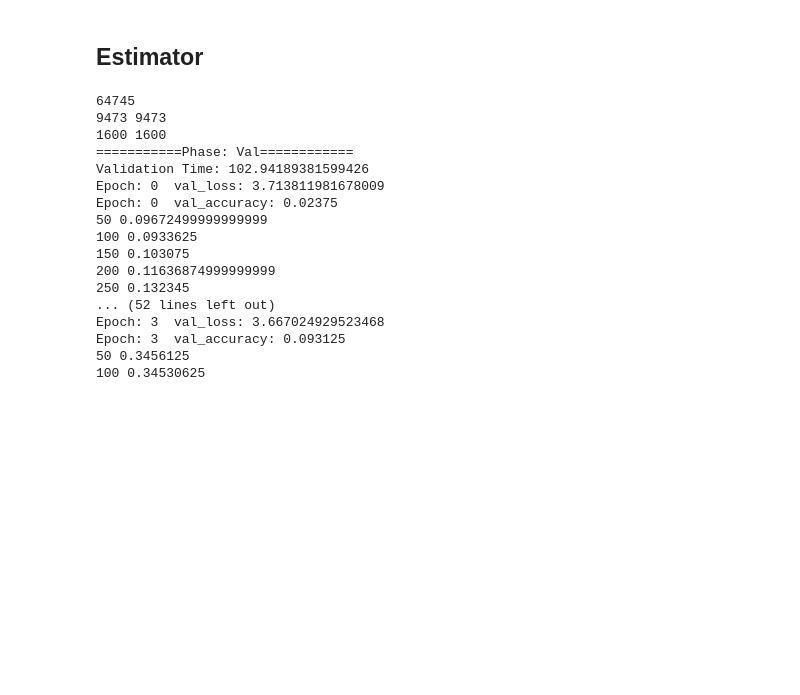
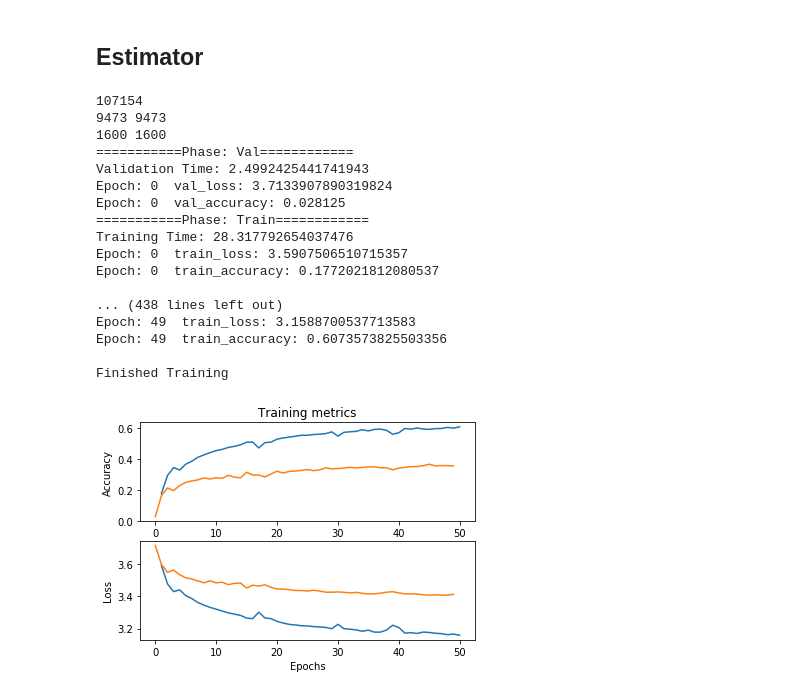
Before and after one commit to DeanPFZ/deep-audio-public, a Jupyter notebook: src/FSD/CNN No-Hierarchy_FSD.ipynb, the cells around one changed output. Cells and saved outputs as stored; diff of their text form; code cells hidden in the pictures; blank space fills up the shorter version.

Commit message:
update FSD training result 35%

```diff
--- a/src/FSD/CNN No-Hierarchy_FSD.ipynb
+++ b/src/FSD/CNN No-Hierarchy_FSD.ipynb
@@ -318,8 +317,10 @@ class dataset(Dataset):
 import torch.optim as optim
 import torch
 import time
+from torch.optim.lr_scheduler import StepLR
 
 model = Net()
+model = model.cuda()
 pp=0
 for p in list(model.parameters()):
     nnd=1
@@ -329,11 +330,13 @@ for p in list(model.parameters()):
 print(pp)
 criterion = nn.CrossEntropyLoss()
 # optimizer = torch.optim.SGD(model.parameters(), lr=0.01)
-optimizer = torch.optim.Adam(model.parameters(), lr=0.001, betas=(0.9, 0.999), eps=1e-08, weight_decay=0)
+optimizer = torch.optim.Adam(model.parameters(), lr=0.001, betas=(0.9, 0.999), eps=1e-08, weight_decay=0.0005)
+scheduler = StepLR(optimizer, step_size=20, gamma=0.5)
+
 random_seed= 42
 shuffle_dataset = True
 dataset_size = 9473
-batchsize = 16
+batchsize = 64
 
 trainset  = dataset("train")
 testset  = dataset("test")
@@ -345,7 +348,7 @@ val_loss_hist = []
 train_history = []
 train_loss_hist = []
 
-for epoch in range(30):  # loop over the dataset multiple times
+for epoch in range(50):  # loop over the dataset multiple times
 
 ########## Validation ###########
 
@@ -357,6 +360,8 @@ for epoch in range(30):  # loop over the dataset multiple times
         count += 1
         inputs, labels = data
         inputs = inputs.float()
+        inputs = inputs.cuda()
+        labels = labels.cuda()
         outputs = model(inputs)
         val_loss = criterion(outputs, labels)
         _, preds = torch.max(outputs, 1)
@@ -383,6 +388,8 @@ for epoch in range(30):  # loop over the dataset multiple times
     for i, data in enumerate(trainloader, 0):
         count += 1
         inputs, labels = data
+        inputs = inputs.cuda()
+        labels = labels.cuda()
         inputs = inputs.float()
         optimizer.zero_grad()
         outputs = model(inputs)
@@ -395,8 +402,8 @@ for epoch in range(30):  # loop over the dataset multiple times
         _, preds = torch.max(outputs, 1)
         acc_train = torch.eq(preds, labels).float().mean()
         running_accuracy += acc_train.item()
-        if count%50==0:
-            print(count, running_accuracy/count)
+
+    scheduler.step()
     running_accuracy /= count
     running_loss /= count
     train_history.append(running_accuracy)
@@ -410,20 +417,35 @@ for epoch in range(30):  # loop over the dataset multiple times
 
 print('Finished Training')
 # %% [output]
-64745
+107154
 9473 9473
 1600 1600
 ===========Phase: Val============
-Validation Time: 102.94189381599426
-Epoch: 0  val_loss: 3.713811981678009
-Epoch: 0  val_accuracy: 0.02375
-50 0.09672499999999999
-100 0.0933625
-150 0.103075
-200 0.11636874999999999
-250 0.132345
-... (52 lines left out)
-Epoch: 3  val_loss: 3.667024929523468
-Epoch: 3  val_accuracy: 0.093125
-50 0.3456125
-100 0.34530625
+Validation Time: 2.4992425441741943
+Epoch: 0  val_loss: 3.7133907890319824
+Epoch: 0  val_accuracy: 0.028125
+===========Phase: Train============
+Training Time: 28.317792654037476
+Epoch: 0  train_loss: 3.5907506510715357
+Epoch: 0  train_accuracy: 0.1772021812080537
+
+... (438 lines left out)
+Epoch: 49  train_loss: 3.1588700537713583
+Epoch: 49  train_accuracy: 0.6073573825503356
+
+Finished Training
+# %%
+x_axis = np.linspace(1,50,50)
+plt.subplot(2, 1, 1)
+plt.plot(x_axis, train_history, val_history)
+plt.title('Training metrics')
+plt.ylabel('Accuracy')
+
+plt.subplot(2, 1, 2)
+plt.plot(x_axis, train_loss_hist, val_loss_hist)
+plt.xlabel('Epochs')
+plt.ylabel('Loss')
+
+plt.show()
+# %% [output]
+[figure, added]
```
Also changed, not shown: parts of 3 cells of this notebook.
